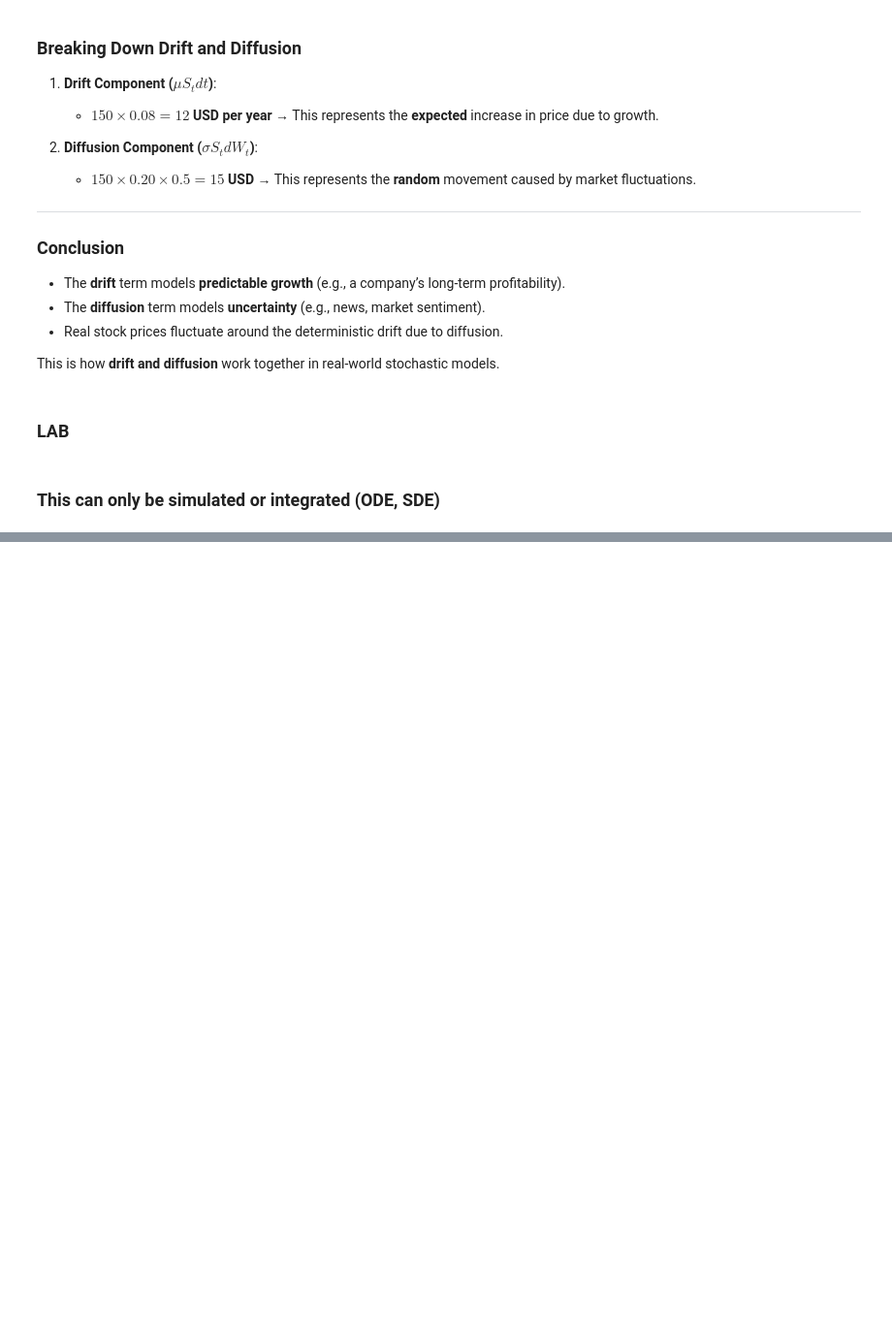
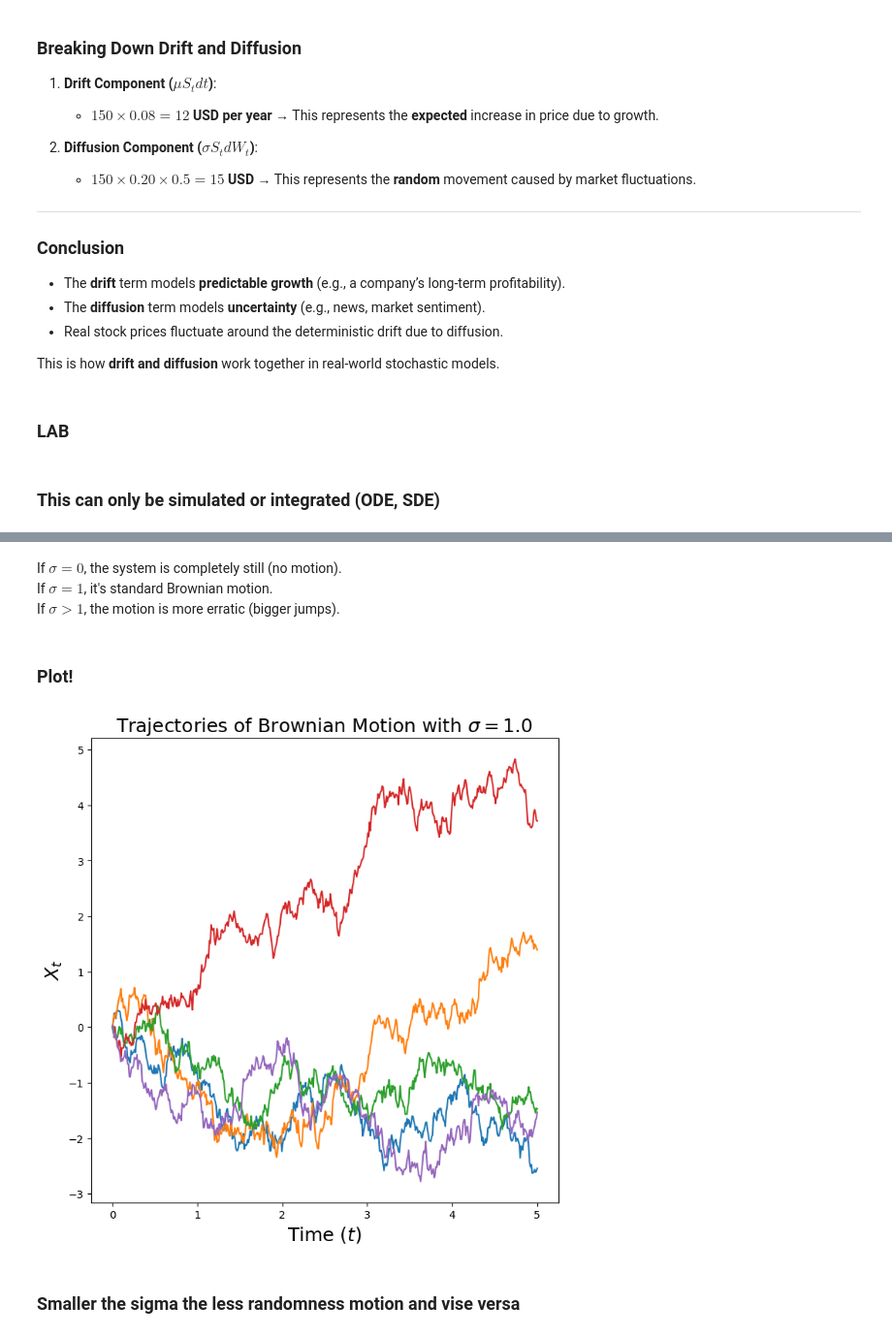
Before and after one commit to sciencemath/FlowMatchingDiffusionModels, a Jupyter notebook: Flow&Diffusion.ipynb, the cells around one changed output, grey strips where cells are left out. Shown at 97% size. Drawn from its saved outputs; the diff is of its cells as text; code cells hidden in the pictures; blank space fills up the shorter version.

Commit message:
Ornstein-Uhlenbeck Process and ploting brownian motion

```diff
--- a/Flow&Diffusion.ipynb
+++ b/Flow&Diffusion.ipynb
@@ -680,0 +724,40 @@ class EulerMaruyamaSimulator(Simulator):
+# %% [markdown]
+If $\sigma = 0$, the system is completely still (no motion).\
+If $\sigma = 1$, it's standard Brownian motion.\
+If $\sigma > 1$, the motion is more erratic (bigger jumps).
+# %% [markdown]
+### Plot!
+# %%
+def plot_trajectories_1d(x0: torch.Tensor, simulator: Simulator, timesteps: torch.Tensor, ax: Optional[Axes] = None):
+        """
+        Graphs the trajectories of a one-dimensional SDE with given initial values (x0) and simulation timesteps (timesteps).
+        Args:
+            - x0: state at time t, shape (num_trajectories, 1)
+            - simulator: Simulator object used to simulate
+            - t: timesteps to simulate along, shape (num_timesteps,)
+            - ax: pyplot Axes object to plot on
+        """
+        if ax is None:
+            ax = plt.gca()
+        trajectories = simulator.simulate_with_trajectory(x0, timesteps) # (num_trajectories, num_timesteps, ...)
+        for trajectory_idx in range(trajectories.shape[0]):
+            trajectory = trajectories[trajectory_idx, :, 0] # (num_timesteps,)
+            ax.plot(ts.cpu(), trajectory.cpu())
+# %%
+sigma = 1.0
+brownian_motion = BrownianMotion(sigma)
+simulator = EulerMaruyamaSimulator(sde=brownian_motion)
+x0 = torch.zeros(5,1).to(device) # Initial values - let's start at zero
+ts = torch.linspace(0.0,5.0,500).to(device) # simulation timesteps
+
+plt.figure(figsize=(8, 8))
+ax = plt.gca()
+ax.set_title(r'Trajectories of Brownian Motion with $\sigma=$' + str(sigma), fontsize=18)
+ax.set_xlabel(r'Time ($t$)', fontsize=18)
+ax.set_ylabel(r'$X_t$', fontsize=18)
+plot_trajectories_1d(x0, simulator, ts, ax)
+plt.show()
+# %% [output]
+[figure, added]
+# %% [markdown]
+### Smaller the sigma the less randomness motion and vise versa
```
Also changed, not shown: parts of 10 cells of this notebook.
